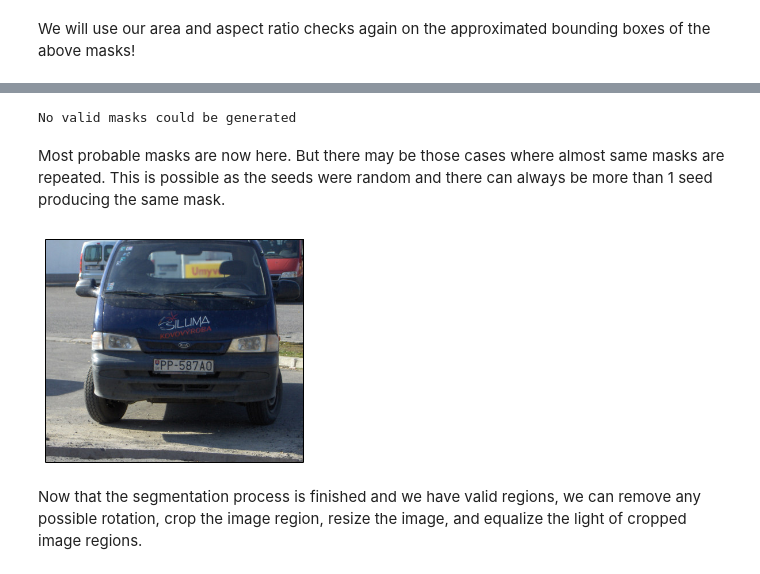
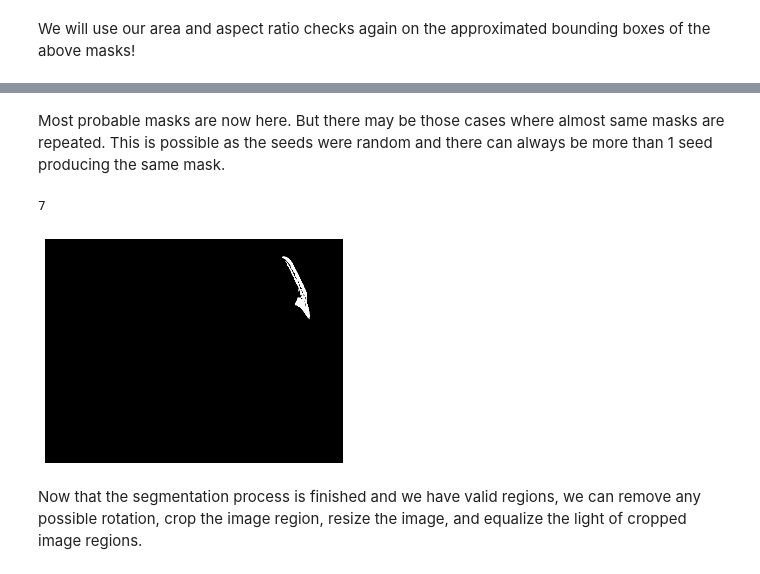
Before and after one commit to kriti16/Automatic-number-plate-recognition, a Jupyter notebook: ANPR.ipynb, the cells around one changed output, grey strips where cells are left out. Drawn from its saved outputs; the diff is of its cells as text; code cells hidden in the pictures.

```diff
--- a/ANPR.ipynb
+++ b/ANPR.ipynb
@@ -66,7 +66,7 @@ plt.rcParams['figure.figsize'] = 10, 10
 
 # Actual Code starts here
 plt.title('Sample Car')
-image_path="in1.jpg"
-carsample=cv2.imread(image_path)
+image_path="test/P6070094.jpg"
+carsample=cv2.imread("test/P6070094.jpg")
 showfig(carsample,None)
 # %% [output]
@@ -166,8 +166,8 @@ def validate(cnt):
     width=rect[1][0]
     height=rect[1][1]
     if ((width!=0) & (height!=0)):
-        if (((height/width>3) & (height>width)) | ((width/height>3) & (width>height))):
-            if((height*width<16000) & (height*width>2000)):
+        if (((height/width>2) & (height>width)) | ((width/height>2) & (width>height))):
+            if((height*width<30000) & (height*width>400)):
                 output=True
     return output
 
@@ -194,13 +194,27 @@ We need to exploit something other than this. You may see that our License Plate
 For applying this algorithm, we need to have the origin (also known as **seeds**). Since we have no idea how to choose a specific **seed** within these validated rectangles, we will randomize it and hope that atleast one of them suceeds in exploiting the white background of a actual License Plate and **floodfills** a considerable chunk of it
 # %%
 # defining a function doing this will come handy.
+# def generate_seeds(centre, width, height):
+#     minsize=int(min(width, height))
+#     seed=[None]*10
+#     for i in range(10):
+#         random_integer1=np.random.randint(1000)
+#         random_integer2=np.random.randint(1000)
+#         seed[i]=(centre[0]+random_integer1%int(minsize/2)-int(minsize/2),centre[1]+random_integer2%int(minsize/2)-int(minsize/2))
+#     return seed
 def generate_seeds(centre, width, height):
     minsize=int(min(width, height))
     seed=[None]*10
     for i in range(10):
         random_integer1=np.random.randint(1000)
         random_integer2=np.random.randint(1000)
-        seed[i]=(centre[0]+random_integer1%int(minsize/2)-int(minsize/2),centre[1]+random_integer2%int(minsize/2)-int(minsize/2))
+        x = centre[0]+random_integer1%int(minsize/2)-int(minsize/2)
+        y = centre[1]+random_integer2%int(minsize/2)-int(minsize/2)
+        if x < 0:
+            x = 0
+        if y < 0:
+            y = 0
+        seed[i]=(x,y)
     return seed
 # %% [markdown]
 We want to select the white region and we need several seeds to touch at least one
@@ -274,7 +287,16 @@ for mask_no in range(10):
 We will use our area and aspect ratio checks again on the approximated bounding boxes of the above masks!
 # %%
 validated_masklist=[]
+mask_num =0
+mask_no = 0
+print(len(mask_list))
+#newmasklist  = mask_list[20:30]
 for mask in mask_list:
     contour=np.argwhere(mask.transpose()==255)
     if validate(contour):
         validated_masklist.append(mask)
+        mask_no = mask_no +1
+
+        #fig.add_subplot(2, 5, mask_no)
+        showfig(mask,plt.get_cmap('gray'))
+print(len(validated_masklist))
@@ -283,33 +309,34 @@ try:
     assert (len(validated_masklist)!=0)
 except AssertionError:
     print "No valid masks could be generated"
-# %% [output]
-No valid masks could be generated
 # %% [markdown]
 Most probable masks are now here. But there may be those cases where almost same masks are repeated. This is possible as the seeds were random and there can always be more than 1 seed producing the same mask.
 # %%
 # We check for repetation of masks here.
 #from scipy import sum as
 #import scipy.sum as scipy_sum
 # This function quantifies the difference between two images in terms of RMS.
 def rmsdiff(im1, im2):
     diff=im1-im2
     output=False
     if np.sum(abs(diff))/float(min(np.sum(im1), np.sum(im2)))<0.01:
         output=True
     return output
 
 # final masklist will be the final list of masks we will be working on.
 final_masklist=[]
 index=[]
-for i in range(len(validated_masklist)-1):
+for i in range(len(validated_masklist)):
     for j in range(i+1, len(validated_masklist)):
         if rmsdiff(validated_masklist[i], validated_masklist[j]):
             index.append(j)
 for mask_no in list(set(range(len(validated_masklist)))-set(index)):
     final_masklist.append(validated_masklist[mask_no])
-showfig(carsample_mask,plt.get_cmap('gray'))
+    showfig(validated_masklist[mask_no], plt.get_cmap('gray'))
+print(len(final_masklist))
+#showfig(carsample_mask,plt.get_cmap('gray'))
 # %% [output]
+7
-[figure, old version]
+[figure, new version]
 # %% [markdown]
 Now that the segmentation process is finished and we have valid regions, we can remove any possible rotation, crop the image region, resize the image, and equalize the light of cropped image regions.
```
Also changed, not shown: parts of 30 cells of this notebook.
